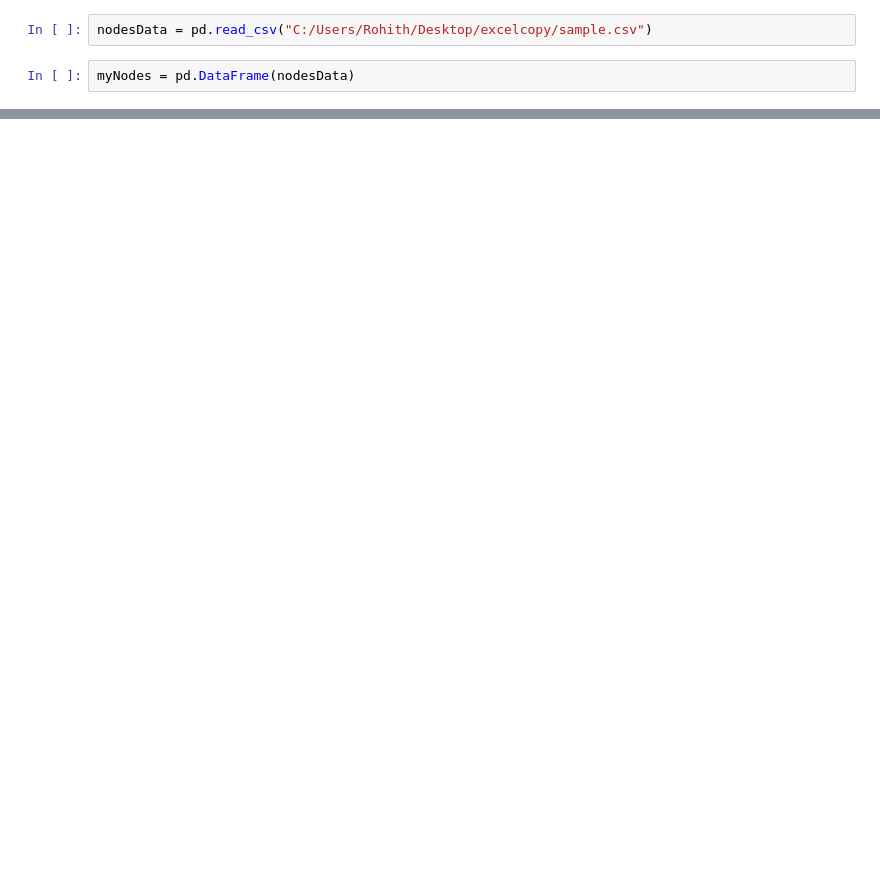
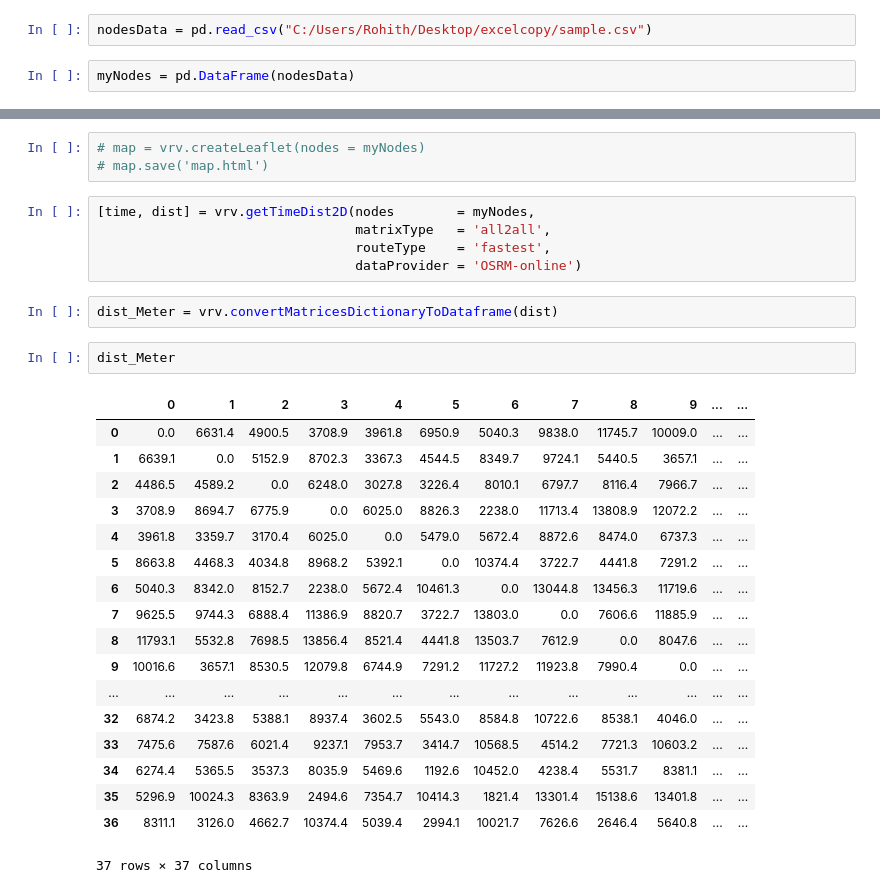
Before and after one commit to rohit-s-s/kmeans, a Jupyter notebook: Collection_Points.ipynb, the cells around one changed output, grey strips where cells are left out. Drawn from its saved outputs; the diff is of its cells as text; blank space fills up the shorter version.

```diff
--- a/Collection_Points.ipynb
+++ b/Collection_Points.ipynb
@@ -10,3 +13,34 @@ myNodes = pd.DataFrame(nodesData)
 vrv.createLeaflet(nodes     = myNodes)
 # %% [output]
 [interactive output not drawn]
+# %%
+# map = vrv.createLeaflet(nodes = myNodes)
+# map.save('map.html')
+# %%
+[time, dist] = vrv.getTimeDist2D(nodes        = myNodes,
+                                 matrixType   = 'all2all',
+                                 routeType    = 'fastest',
+                                 dataProvider = 'OSRM-online')
+# %%
+dist_Meter = vrv.convertMatricesDictionaryToDataframe(dist)
+# %%
+dist_Meter
+# %% [output]
+|  | 0 | 1 | 2 | 3 | 4 | 5 | 6 | 7 | 8 | 9 | ... | ... |
+| 0 | 0.0 | 6631.4 | 4900.5 | 3708.9 | 3961.8 | 6950.9 | 5040.3 | 9838.0 | 11745.7 | 10009.0 | ... | ... |
+| 1 | 6639.1 | 0.0 | 5152.9 | 8702.3 | 3367.3 | 4544.5 | 8349.7 | 9724.1 | 5440.5 | 3657.1 | ... | ... |
+| 2 | 4486.5 | 4589.2 | 0.0 | 6248.0 | 3027.8 | 3226.4 | 8010.1 | 6797.7 | 8116.4 | 7966.7 | ... | ... |
+| 3 | 3708.9 | 8694.7 | 6775.9 | 0.0 | 6025.0 | 8826.3 | 2238.0 | 11713.4 | 13808.9 | 12072.2 | ... | ... |
+| 4 | 3961.8 | 3359.7 | 3170.4 | 6025.0 | 0.0 | 5479.0 | 5672.4 | 8872.6 | 8474.0 | 6737.3 | ... | ... |
+| 5 | 8663.8 | 4468.3 | 4034.8 | 8968.2 | 5392.1 | 0.0 | 10374.4 | 3722.7 | 4441.8 | 7291.2 | ... | ... |
+| 6 | 5040.3 | 8342.0 | 8152.7 | 2238.0 | 5672.4 | 10461.3 | 0.0 | 13044.8 | 13456.3 | 11719.6 | ... | ... |
+| 7 | 9625.5 | 9744.3 | 6888.4 | 11386.9 | 8820.7 | 3722.7 | 13803.0 | 0.0 | 7606.6 | 11885.9 | ... | ... |
+| 8 | 11793.1 | 5532.8 | 7698.5 | 13856.4 | 8521.4 | 4441.8 | 13503.7 | 7612.9 | 0.0 | 8047.6 | ... | ... |
+| 9 | 10016.6 | 3657.1 | 8530.5 | 12079.8 | 6744.9 | 7291.2 | 11727.2 | 11923.8 | 7990.4 | 0.0 | ... | ... |
+| ... | ... | ... | ... | ... | ... | ... | ... | ... | ... | ... | ... | ... |
+| 32 | 6874.2 | 3423.8 | 5388.1 | 8937.4 | 3602.5 | 5543.0 | 8584.8 | 10722.6 | 8538.1 | 4046.0 | ... | ... |
+| 33 | 7475.6 | 7587.6 | 6021.4 | 9237.1 | 7953.7 | 3414.7 | 10568.5 | 4514.2 | 7721.3 | 10603.2 | ... | ... |
+| 34 | 6274.4 | 5365.5 | 3537.3 | 8035.9 | 5469.6 | 1192.6 | 10452.0 | 4238.4 | 5531.7 | 8381.1 | ... | ... |
+| 35 | 5296.9 | 10024.3 | 8363.9 | 2494.6 | 7354.7 | 10414.3 | 1821.4 | 13301.4 | 15138.6 | 13401.8 | ... | ... |
+| 36 | 8311.1 | 3126.0 | 4662.7 | 10374.4 | 5039.4 | 2994.1 | 10021.7 | 7626.6 | 2646.4 | 5640.8 | ... | ... |
+37 rows × 37 columns
```
Also changed, not shown: parts of 2 cells of this notebook.
